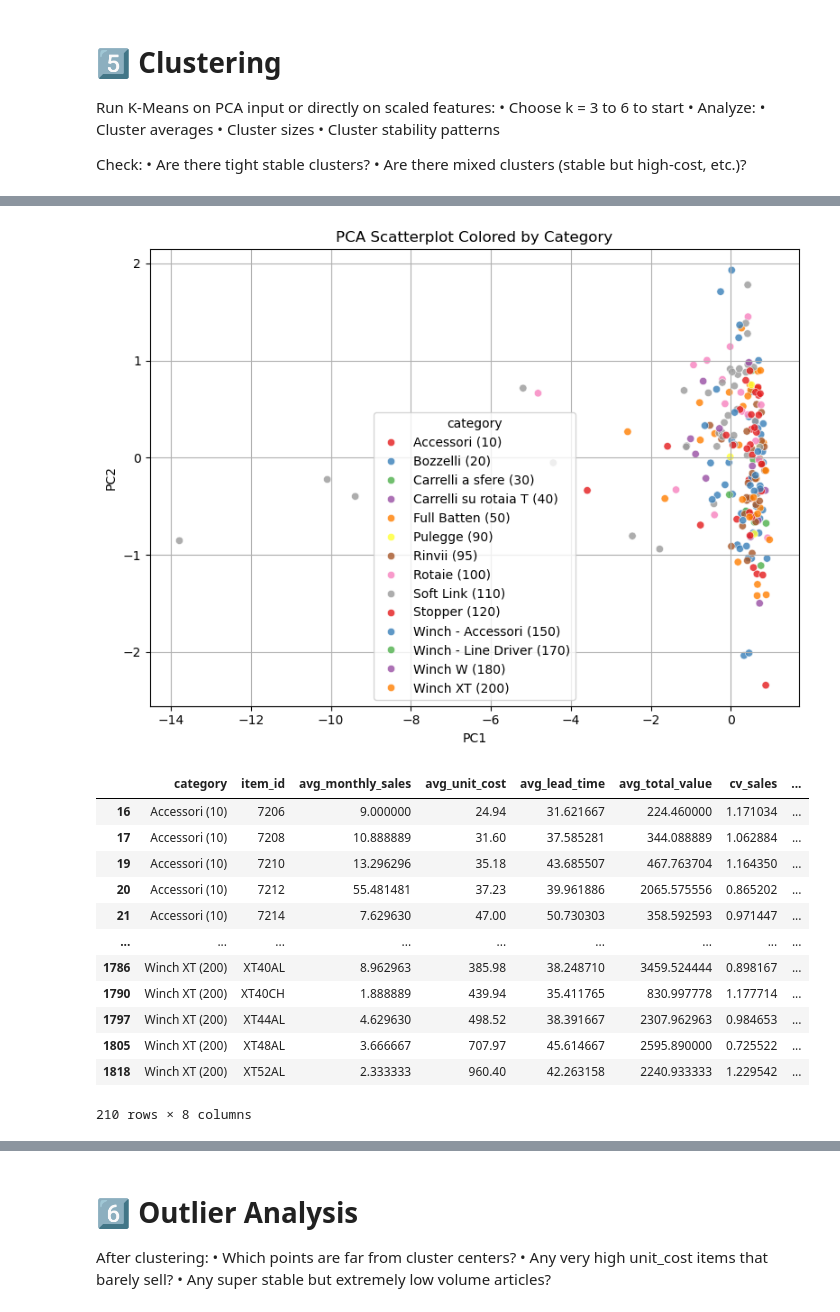
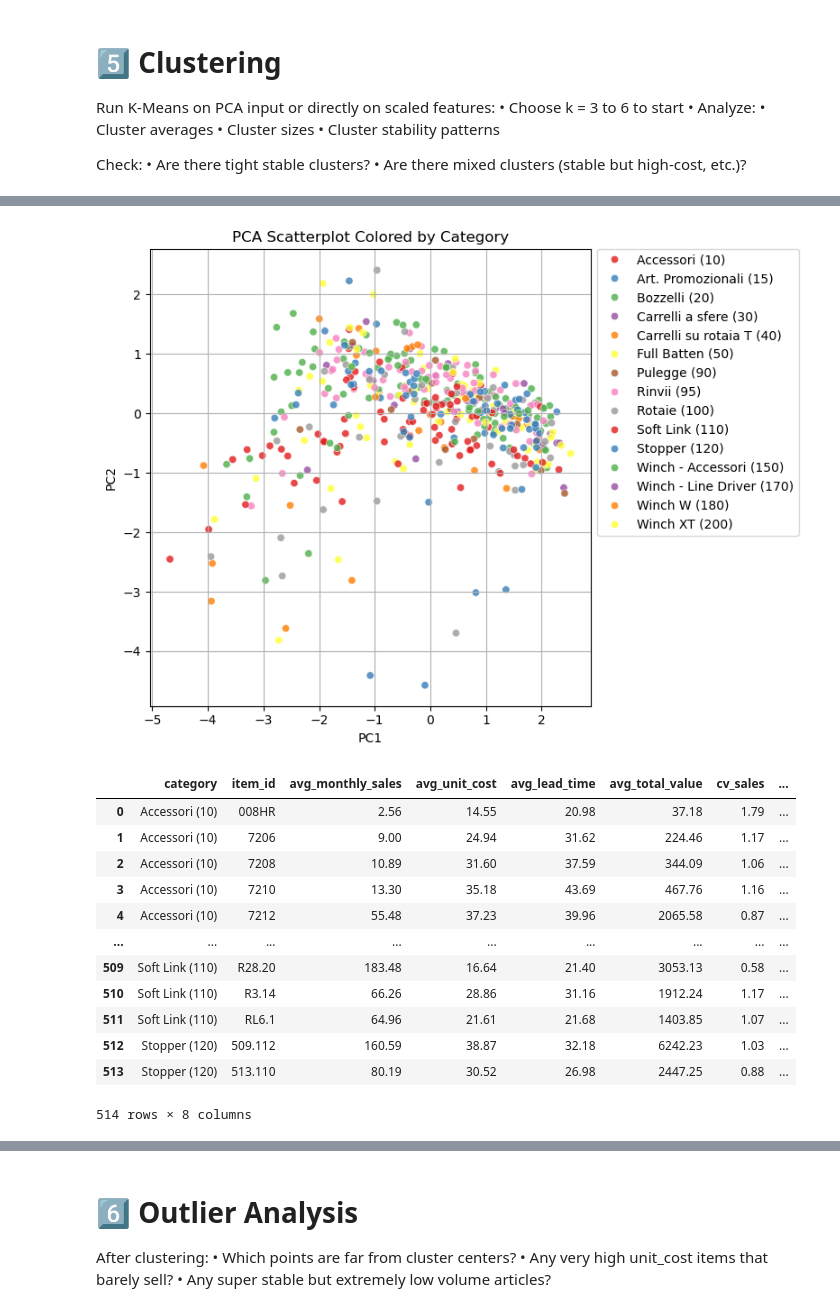
Before and after one commit to werderame/Real-Life-Manufacturing-Inventory-Analysis, a Jupyter notebook: clustering_so_articles/clustering_sales_articles_v02.ipynb, the cells around one changed output, grey strips where cells are left out. Drawn from its saved outputs; the diff is of its cells as text; code cells hidden in the pictures.

Commit message:
cleared the histograms and worked through a second k means clustering round

```diff
--- a/clustering_so_articles/clustering_sales_articles_v02.ipynb
+++ b/clustering_so_articles/clustering_sales_articles_v02.ipynb
@@ -21,7 +21,7 @@ lead_time (optional)
 avg_line_cost
 # %%
 df = pd.read_csv('../data/antal_consegne23_24.xlsx - Dettaglio ordini e consegne.csv')
-df = consegne[['so_date', 'item_id', 'so_quantity', 'actual_lt']]
+df = df[['so_date', 'item_id', 'so_quantity', 'actual_lt']]
 df = df.rename(columns={'so_quantity':'quantity', 'actual_lt':'lt'})
 df = df.drop(df[df.so_date == ' '].index) # include only sold lines
 df = df.drop(df[(df.so_date < '2023-01-01') & (df.so_date > '2025-03-01')].index) # limit to 2023 till 2025-02 incl.
@@ -266,11 +332,14 @@ for x, y in pairs:
 [figure]
 [figure]
 # %%
+# Example: Top 1% of items by average monthly sales
+outliers_sales = stats[stats['avg_monthly_sales'] > stats['avg_monthly_sales'].quantile(0.99)]
+
 # Items with huge unit cost
-outliers_cost = stats[stats['avg_unit_cost'] > stats['avg_unit_cost'].quantile(0.99)]
+outliers_cost = stats[stats['avg_unit_cost'] > stats['avg_unit_cost'].quantile(0.98)]
 
 # Items with extremely high CV (unstable)
-outliers_cv = stats[stats['cv_sales'] > 5]  # or another threshold
+outliers_cv = stats[stats['cv_sales'] > 2.5]  # or another threshold
 
 # items that have low frequency
 dead_items = stats[stats['freq_ratio'] < 0.1]  # sold in <10% of months
@@ -279,6 +348,9 @@ dead_items = stats[stats['freq_ratio'] < 0.1]  # sold in <10% of months
 noisy_items = stats[(stats['cv_sales'] > 2) & (stats['freq_ratio'] < 0.4)]
 
 outliers_summary = []
+
+for idx, row in outliers_sales.iterrows():
+    outliers_summary.append({'outlier_type': 'high_sales', 'item_id': row['item_id']})
 
 for idx, row in outliers_cost.iterrows():
     outliers_summary.append({'outlier_type': 'high_cost', 'item_id': row['item_id']})
@@ -485,43 +649,47 @@ plt.show()
 # %%
-candidates = stats2[stats2.cluster == 2][['category', 'item_id'] + raw_features + scaled_features]
+candidates = stats2[stats2.cluster.isin([0,1,3])][['category', 'item_id'] + raw_features + scaled_features]
 
 pca = PCA(n_components=2)
 X_pca = pca.fit_transform(candidates[scaled_features])
 
 # 2. Build a DataFrame with PCA results
 pca_df = pd.DataFrame(X_pca, columns=['PC1', 'PC2'])
 pca_df['category'] = candidates['category'].values   # 👈 or any other column you want for hue
 
 # 3. Plot with hue
 plt.figure(figsize=(8,6))
 sns.scatterplot(
     data=pca_df,
     x='PC1',
     y='PC2',
     hue='category',      # 👈 add the hue here
     palette='Set1',
     alpha=0.8
 )
-
+plt.legend(bbox_to_anchor=(1, 1.015), loc='upper left')
 plt.title('PCA Scatterplot Colored by Category')
 plt.grid(True)
 plt.tight_layout()
 plt.show()
 # %% [output]
-[figure, old version]
+[figure, new version]
 # %%
-candidates[['category', 'item_id'] + raw_features]
+all_candidates = pd.concat([
+    candidates[['category', 'item_id'] + raw_features],
+    outliers_sales[['category', 'item_id'] + raw_features]
+], axis=0).reset_index().drop(columns=('index')).round(2)
+all_candidates
 # %% [output]
 |  | category | item_id | avg_monthly_sales | avg_unit_cost | avg_lead_time | avg_total_value | cv_sales | ... |
-| 16 | Accessori (10) | 7206 | 9.000000 | 24.94 | 31.621667 | 224.460000 | 1.171034 | ... |
-| 17 | Accessori (10) | 7208 | 10.888889 | 31.60 | 37.585281 | 344.088889 | 1.062884 | ... |
-| 19 | Accessori (10) | 7210 | 13.296296 | 35.18 | 43.685507 | 467.763704 | 1.164350 | ... |
-| 20 | Accessori (10) | 7212 | 55.481481 | 37.23 | 39.961886 | 2065.575556 | 0.865202 | ... |
-| 21 | Accessori (10) | 7214 | 7.629630 | 47.00 | 50.730303 | 358.592593 | 0.971447 | ... |
+| 0 | Accessori (10) | 008HR | 2.56 | 14.55 | 20.98 | 37.18 | 1.79 | ... |
+| 1 | Accessori (10) | 7206 | 9.00 | 24.94 | 31.62 | 224.46 | 1.17 | ... |
+| 2 | Accessori (10) | 7208 | 10.89 | 31.60 | 37.59 | 344.09 | 1.06 | ... |
+| 3 | Accessori (10) | 7210 | 13.30 | 35.18 | 43.69 | 467.76 | 1.16 | ... |
+| 4 | Accessori (10) | 7212 | 55.48 | 37.23 | 39.96 | 2065.58 | 0.87 | ... |
 | ... | ... | ... | ... | ... | ... | ... | ... | ... |
-| 1786 | Winch XT (200) | XT40AL | 8.962963 | 385.98 | 38.248710 | 3459.524444 | 0.898167 | ... |
-| 1790 | Winch XT (200) | XT40CH | 1.888889 | 439.94 | 35.411765 | 830.997778 | 1.177714 | ... |
-| 1797 | Winch XT (200) | XT44AL | 4.629630 | 498.52 | 38.391667 | 2307.962963 | 0.984653 | ... |
-| 1805 | Winch XT (200) | XT48AL | 3.666667 | 707.97 | 45.614667 | 2595.890000 | 0.725522 | ... |
-| 1818 | Winch XT (200) | XT52AL | 2.333333 | 960.40 | 42.263158 | 2240.933333 | 1.229542 | ... |
+| 509 | Soft Link (110) | R28.20 | 183.48 | 16.64 | 21.40 | 3053.13 | 0.58 | ... |
+| 510 | Soft Link (110) | R3.14 | 66.26 | 28.86 | 31.16 | 1912.24 | 1.17 | ... |
+| 511 | Soft Link (110) | RL6.1 | 64.96 | 21.61 | 21.68 | 1403.85 | 1.07 | ... |
+| 512 | Stopper (120) | 509.112 | 160.59 | 38.87 | 32.18 | 6242.23 | 1.03 | ... |
+| 513 | Stopper (120) | 513.110 | 80.19 | 30.52 | 26.98 | 2447.25 | 0.88 | ... |
-210 rows × 8 columns
+514 rows × 8 columns
```
Also changed, not shown: parts of 16 cells of this notebook.
